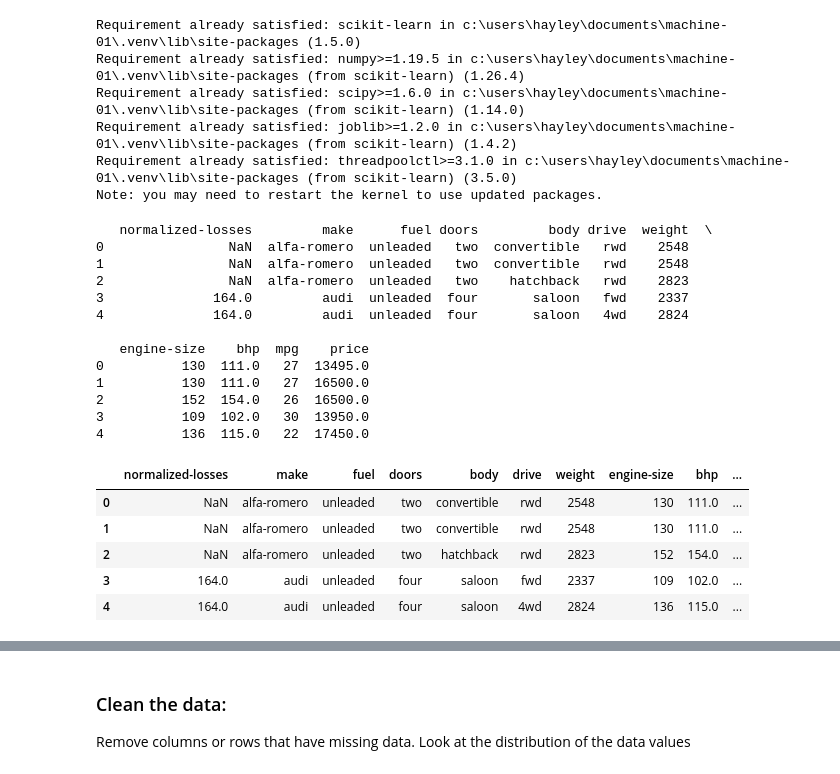
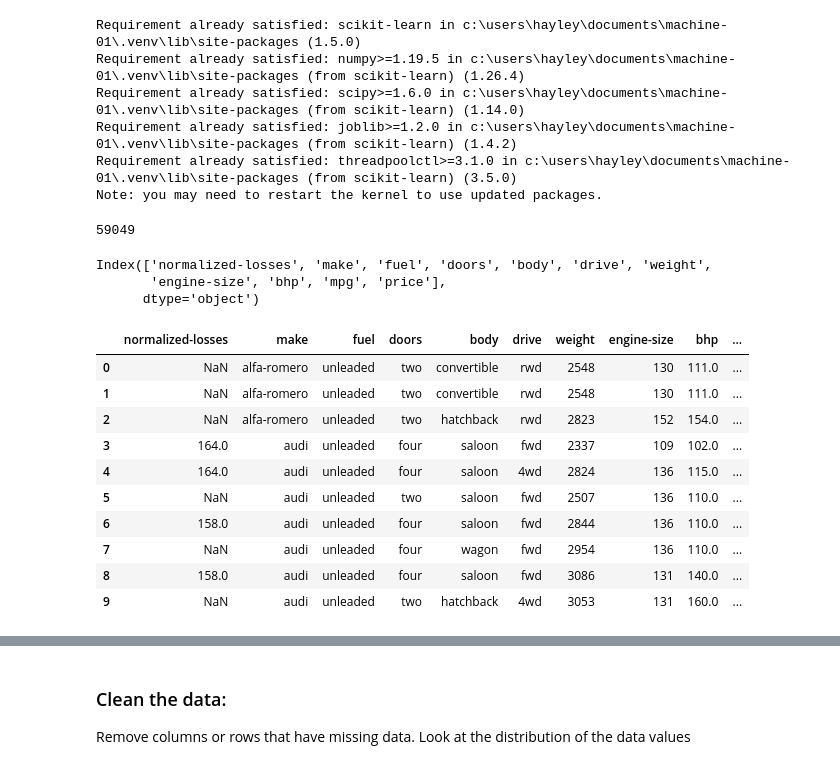
Before and after one commit to HMas522/machine-01, a Jupyter notebook: HMass_lab1_starter_v2.ipynb, the cells around one changed output, grey strips where cells are left out. Saved outputs shown, nothing was run; the diff lists cells and outputs as text; code cells hidden in the pictures.

```diff
--- a/HMass_lab1_starter_v2.ipynb
+++ b/HMass_lab1_starter_v2.ipynb
@@ -28,32 +28,33 @@ Note: you may need to restart the kernel to use updated packages.
 import pandas as pd
 
 # reading csv file
-automobile = pd.read_csv("automobile_price_data3.csv")
-print(automobile.head())
+data_frame = pd.read_csv("automobile_price_data3.csv")
-# %% [output]
-   normalized-losses         make      fuel doors         body drive  weight  \
-0                NaN  alfa-romero  unleaded   two  convertible   rwd    2548
-1                NaN  alfa-romero  unleaded   two  convertible   rwd    2548
-2                NaN  alfa-romero  unleaded   two    hatchback   rwd    2823
-3              164.0         audi  unleaded  four       saloon   fwd    2337
-4              164.0         audi  unleaded  four       saloon   4wd    2824
-
-   engine-size    bhp  mpg    price
-0          130  111.0   27  13495.0
-1          130  111.0   27  16500.0
-2          152  154.0   26  16500.0
-3          109  102.0   30  13950.0
-4          136  115.0   22  17450.0
-# %%
-#Set up precision and call heads; Test if pandas is operating correctly
-
-pd.set_option("display.precision", 2)
-
-automobile.head()
-# %% [output]
-|  | normalized-losses | make | fuel | doors | body | drive | weight | engine-size | bhp | ... |
-| 0 | NaN | alfa-romero | unleaded | two | convertible | rwd | 2548 | 130 | 111.0 | ... |
-| 1 | NaN | alfa-romero | unleaded | two | convertible | rwd | 2548 | 130 | 111.0 | ... |
-| 2 | NaN | alfa-romero | unleaded | two | hatchback | rwd | 2823 | 152 | 154.0 | ... |
-| 3 | 164.0 | audi | unleaded | four | saloon | fwd | 2337 | 109 | 102.0 | ... |
-| 4 | 164.0 | audi | unleaded | four | saloon | 4wd | 2824 | 136 | 115.0 | ... |
+# %%
+#Getting the data - Practice with powers
+
+3**10
+# %% [output]
+59049
+# %%
+#Getting the data - Feature names
+
+print(data_frame.keys())
+# %% [output]
+Index(['normalized-losses', 'make', 'fuel', 'doors', 'body', 'drive', 'weight',
+       'engine-size', 'bhp', 'mpg', 'price'],
+      dtype='object')
+# %%
+print()
+data_frame.head(n=10)
+# %% [output]
+|  | normalized-losses | make | fuel | doors | body | drive | weight | engine-size | bhp | ... |
+| 0 | NaN | alfa-romero | unleaded | two | convertible | rwd | 2548 | 130 | 111.0 | ... |
+| 1 | NaN | alfa-romero | unleaded | two | convertible | rwd | 2548 | 130 | 111.0 | ... |
+| 2 | NaN | alfa-romero | unleaded | two | hatchback | rwd | 2823 | 152 | 154.0 | ... |
+| 3 | 164.0 | audi | unleaded | four | saloon | fwd | 2337 | 109 | 102.0 | ... |
+| 4 | 164.0 | audi | unleaded | four | saloon | 4wd | 2824 | 136 | 115.0 | ... |
+| 5 | NaN | audi | unleaded | two | saloon | fwd | 2507 | 136 | 110.0 | ... |
+| 6 | 158.0 | audi | unleaded | four | saloon | fwd | 2844 | 136 | 110.0 | ... |
+| 7 | NaN | audi | unleaded | four | wagon | fwd | 2954 | 136 | 110.0 | ... |
+| 8 | 158.0 | audi | unleaded | four | saloon | fwd | 3086 | 131 | 140.0 | ... |
+| 9 | NaN | audi | unleaded | two | hatchback | 4wd | 3053 | 131 | 160.0 | ... |
```
Also changed, not shown: parts of 22 cells of this notebook.
